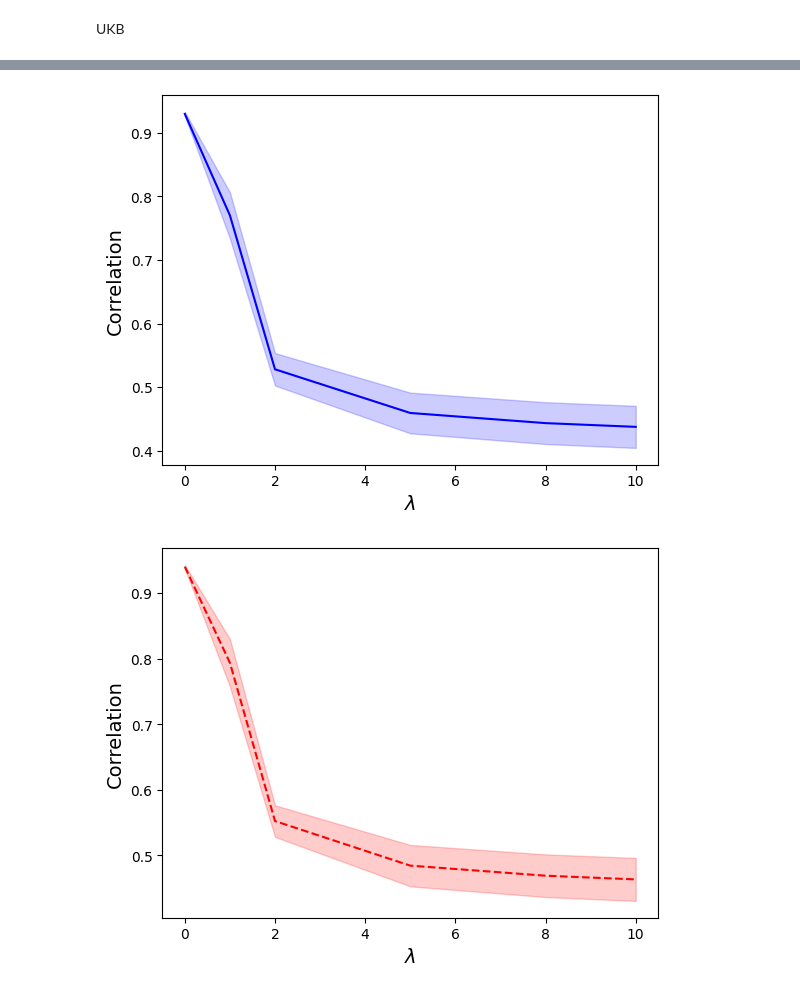
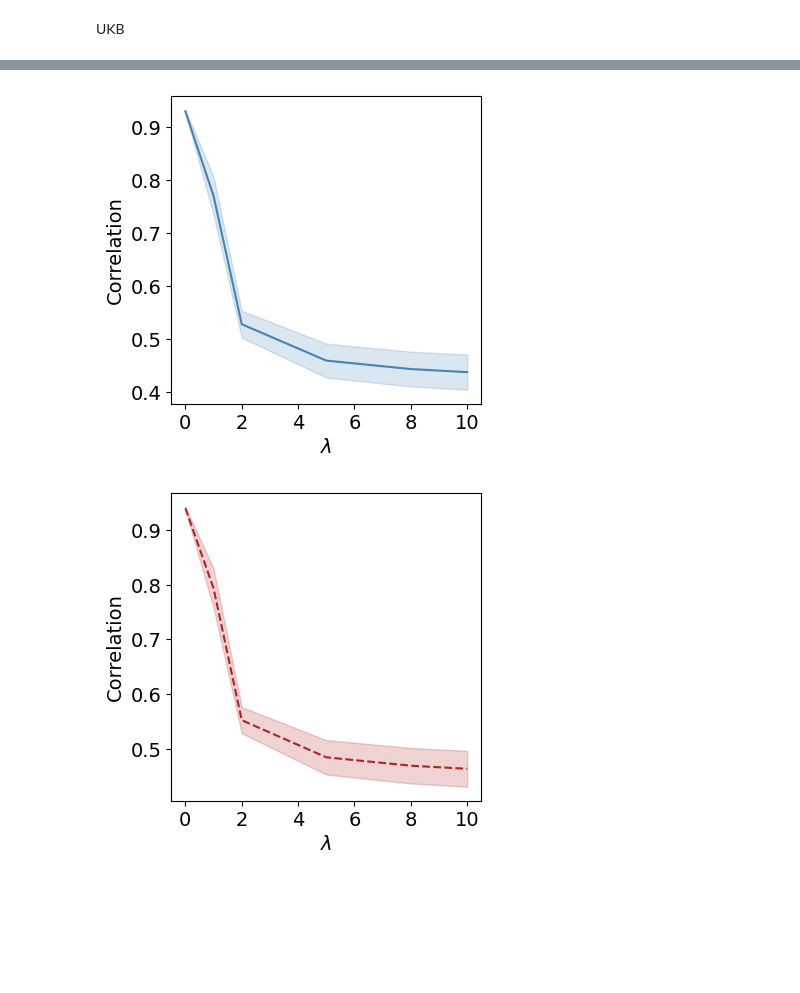
Before and after one commit to shuo-zhou/GSDA-Lateralization, a Jupyter notebook: model_stats/plot.ipynb, the cells around one changed output, grey strips where cells are left out. Drawn from its saved outputs; the diff is of its cells as text; code cells hidden in the pictures; blank space fills up the shorter version.

```diff
--- a/model_stats/plot.ipynb
+++ b/model_stats/plot.ipynb
@@ -214,33 +213,42 @@ for lambda_ in lambdas:
         corrs["mean"].append(np.mean(corr_matrix))
         corrs["sd"].append(np.std(corr_matrix))
 # %%
-plt.plot(lambdas, corrs['mean'][::2] , 'b-')
+# plt.figure().set_figheight(4)
+fontsize = 14
 
+plt.figure(figsize=(4, 4))
+plt.plot(lambdas, corrs['mean'][::2] , '-', c="steelblue")
 plt.fill_between(lambdas, np.asarray(corrs['mean'][::2]) - np.asarray(corrs['sd'][::2]),
-                 np.asarray(corrs['mean'][::2]) + np.asarray(corrs['sd'][::2]), color='b', alpha=0.2)
+                 np.asarray(corrs['mean'][::2]) + np.asarray(corrs['sd'][::2]), color="steelblue", alpha=0.2)
 # plt.margins(x=0)
 # plt.legend(loc=5)
 # plt.ylim(bottom=0.6)
 plt.rcParams['text.usetex'] = True
-plt.xlabel(r'$\lambda$', fontsize=14)
+plt.xlabel(r'$\lambda$', fontsize=fontsize)
 plt.rcParams['text.usetex'] = False
-plt.ylabel("Correlation", fontsize=14)
+plt.xticks(fontsize=fontsize)
+plt.yticks(fontsize=fontsize)
+plt.ylabel("Correlation", fontsize=fontsize)
 plt.savefig('%s_corr_m.pdf' % dataset, format='pdf', bbox_inches='tight')
 plt.savefig('%s_corr_m.png' % dataset, format='png', bbox_inches='tight')
 plt.show()
 
-plt.plot(lambdas, corrs['mean'][1::2] , 'r--')
+# plt.figure().set_figheight(4)
+plt.figure(figsize=(4, 4))
+plt.plot(lambdas, corrs['mean'][1::2] , '--', color='firebrick')
 plt.fill_between(lambdas, np.asarray(corrs['mean'][1::2]) - np.asarray(corrs['sd'][1::2]),
-                 np.asarray(corrs['mean'][1::2]) + np.asarray(corrs['sd'][1::2]), color='r', alpha=0.2)
+                 np.asarray(corrs['mean'][1::2]) + np.asarray(corrs['sd'][1::2]), color='firebrick', alpha=0.2)
 plt.rcParams['text.usetex'] = True
-plt.xlabel(r'$\lambda$', fontsize=14)
+plt.xlabel(r'$\lambda$', fontsize=fontsize)
 plt.rcParams['text.usetex'] = False
-plt.ylabel("Correlation", fontsize=14)
+plt.xticks(fontsize=fontsize)
+plt.yticks(fontsize=fontsize)
+plt.ylabel("Correlation", fontsize=fontsize)
 plt.savefig('%s_corr_f.pdf' % dataset, format='pdf', bbox_inches='tight')
 plt.savefig('%s_corr_f.png' % dataset, format='png', bbox_inches='tight')
 plt.show()
 # %% [output]
-[figure, old version]
+[figure, new version]
-[figure, old version]
+[figure, new version]
 # %%
 weights_dirs = {
```
Also changed, not shown: parts of 7 cells of this notebook.
